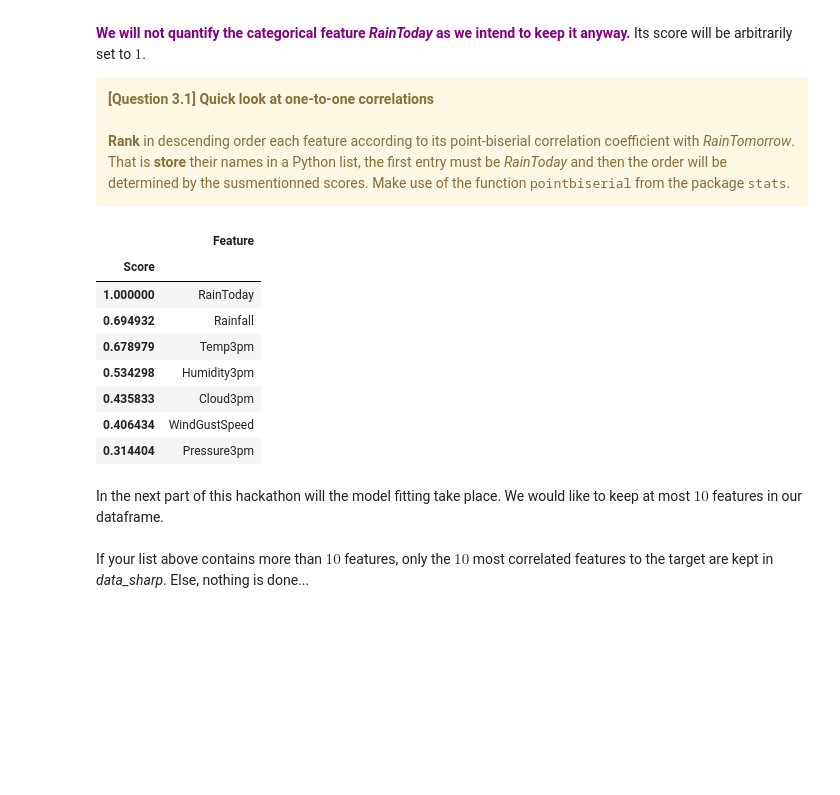
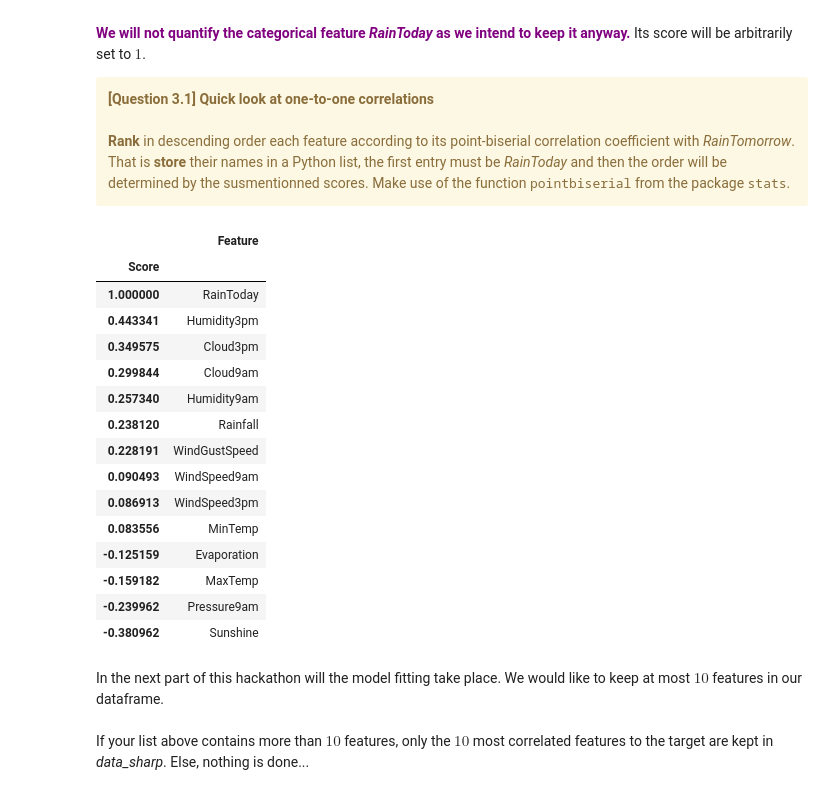
Before and after one commit to chaverstraet/Hackaton3, a Jupyter notebook: Hackaton3/Hackathon03-Classification.ipynb, the cells around one changed output. Cells and saved outputs as stored; diff of their text form; code cells hidden in the pictures; blank space fills up the shorter version.

```diff
--- a/Hackaton3/Hackathon03-Classification.ipynb
+++ b/Hackaton3/Hackathon03-Classification.ipynb
@@ -720,7 +648,6 @@ Correlation plots can give quick insights about pairwise (affine) relationships
     Based on the code provided below, <b>provide</b> a correlation plot and <b>comment</b> the results. <br>More specifically we intend to spot correlations that are, in absolute value, bigger than a certain threshold $\rho = 0.6$.
 </div>
 # %%
-data_sharp = data.dropna()
 corr = data_sharp[final_numeric_cols_all].corr()
 abs_threshold = 0.6 #pick up the right correlation threshold
 
@@ -780,8 +702,7 @@ Based on the above results would it be reasonable to discard some features due t
 Please note that, normally, you should keep <i>RainToday</i>...
 # %%
 # @adapt with the results obtained
-data_sharp = data.dropna()
-toDiscard = ['MinTemp', 'MaxTemp', 'Temp9am', 'Evaporation', 'Sunshine', 'Humidity9am', 'WindSpeed9am', 'WindSpeed3pm', 'Pressure9am', 'Cloud9am']
+toDiscard = ["Temp9am", "Temp3pm", "Pressure3pm"]
 
 data_sharp.drop(columns=toDiscard,inplace=True)
 
@@ -792,27 +713,3 @@ data_test_sharp.drop(columns=toDiscard,inplace=True)
 cols_all = list_difference(cols_all,toDiscard)
 final_numeric_cols_all = data_sharp.select_dtypes(include=np.number).columns.tolist()
 final_numeric_cols_all = list_difference(final_numeric_cols_all,['RainToday'])
-
-corr = data_sharp[final_numeric_cols_all].corr()
-abs_threshold = 0.6 #pick up the right correlation threshold
-
-print('correlations above threshold between: ')
-print('-------------------------------------')
-for i in np.arange(len(final_numeric_cols_all)):
-    buff = corr.iloc[i,i+1:]
-    interest = buff[np.abs(buff)>abs_threshold]
-    for elem in interest.index:
-        print(final_numeric_cols_all[i]+' & '+elem+' | rho = '+str(interest[elem]))
-
-plt.figure(figsize=(12,9))
-ax = sns.heatmap(
-    corr,
-    vmin=-1, vmax=1, center=0,
-    cmap=sns.diverging_palette(20, 220, n=200),
-    square=True
-)
-ax.set_xticklabels(
-    ax.get_xticklabels(),
-    rotation=45,
-    horizontalalignment='right'
-);
@@ -835,11 +728,11 @@ Most algorithms are not able to deal categoric variables, and need the data to b
 # %%
 ## /!\ only useful if data_sharp is data_drop_it_all /!\
 
-from sklearn.preprocessing import OrdinalEncoder
-enc = OrdinalEncoder()
-toEncode = data_sharp.select_dtypes(object)
-toEncode = enc.fit_transform(toEncode)
-data_sharp[data_sharp.select_dtypes(object).columns] = toEncode
+# from sklearn.preprocessing import OrdinalEncoder
+# enc = OrdinalEncoder()
+# toEncode = data_sharp.select_dtypes(object)
+# toEncode = enc.fit_transform(toEncode)
+# data_sharp[data_sharp.select_dtypes(object).columns] = toEncode
 # %% [markdown]
 <font size=5 color=#009999> <b>3.1 - BRIEF FEATURE SELECTION </b>
 # %% [markdown]
@@ -876,27 +769,36 @@ def labels_to_numerical(labels):
 
 labels= labels_to_numerical(data_sharp['RainTomorrow'])
 labels_test = labels_to_numerical(data_test_sharp['RainTomorrow'])
+data_sharp['RainToday'] = labels_to_numerical(data_sharp['RainToday'])
+data_test_sharp['RainToday'] = labels_to_numerical(data_test_sharp['RainToday'])
 # %%
 # computation of the feature scores, factice code here with random scores @edit
 myData = [['RainToday',1]]
 for feature in final_numeric_cols_all:
-    feature_point_biserial_score = np.random.uniform() # @edit: compute the point biserial correlation asked
+    feature_point_biserial_score, _ = stats.pointbiserialr(data_sharp[feature], labels) # @edit: compute the point biserial correlation asked
     myData.append([feature,feature_point_biserial_score])
 
 rankedFeatures = pd.DataFrame(data=myData,columns=['Feature','Score'])
 rankedFeatures.set_index('Score',inplace=True)
 rankedFeatures.sort_index(ascending=False,inplace=True)
 rankedFeatures.head(20)
 # %% [output]
 |  | Feature |
 | Score |  |
 | 1.000000 | RainToday |
-| 0.694932 | Rainfall |
-| 0.678979 | Temp3pm |
-| 0.534298 | Humidity3pm |
-| 0.435833 | Cloud3pm |
-| 0.406434 | WindGustSpeed |
-| 0.314404 | Pressure3pm |
+| 0.443341 | Humidity3pm |
+| 0.349575 | Cloud3pm |
+| 0.299844 | Cloud9am |
+| 0.257340 | Humidity9am |
+| 0.238120 | Rainfall |
+| 0.228191 | WindGustSpeed |
+| 0.090493 | WindSpeed9am |
+| 0.086913 | WindSpeed3pm |
+| 0.083556 | MinTemp |
+| -0.125159 | Evaporation |
+| -0.159182 | MaxTemp |
+| -0.239962 | Pressure9am |
+| -0.380962 | Sunshine |
 # %% [markdown]
 In the next part of this hackathon will the model fitting take place. We would like to keep at most $10$ features in our dataframe. <br><br> If your list above contains more than $10$ features, only the $10$ most correlated features to the target are kept in <i>data_sharp</i>. Else, nothing is done...
 # %%
```
Also changed, not shown: parts of 27 cells of this notebook.
